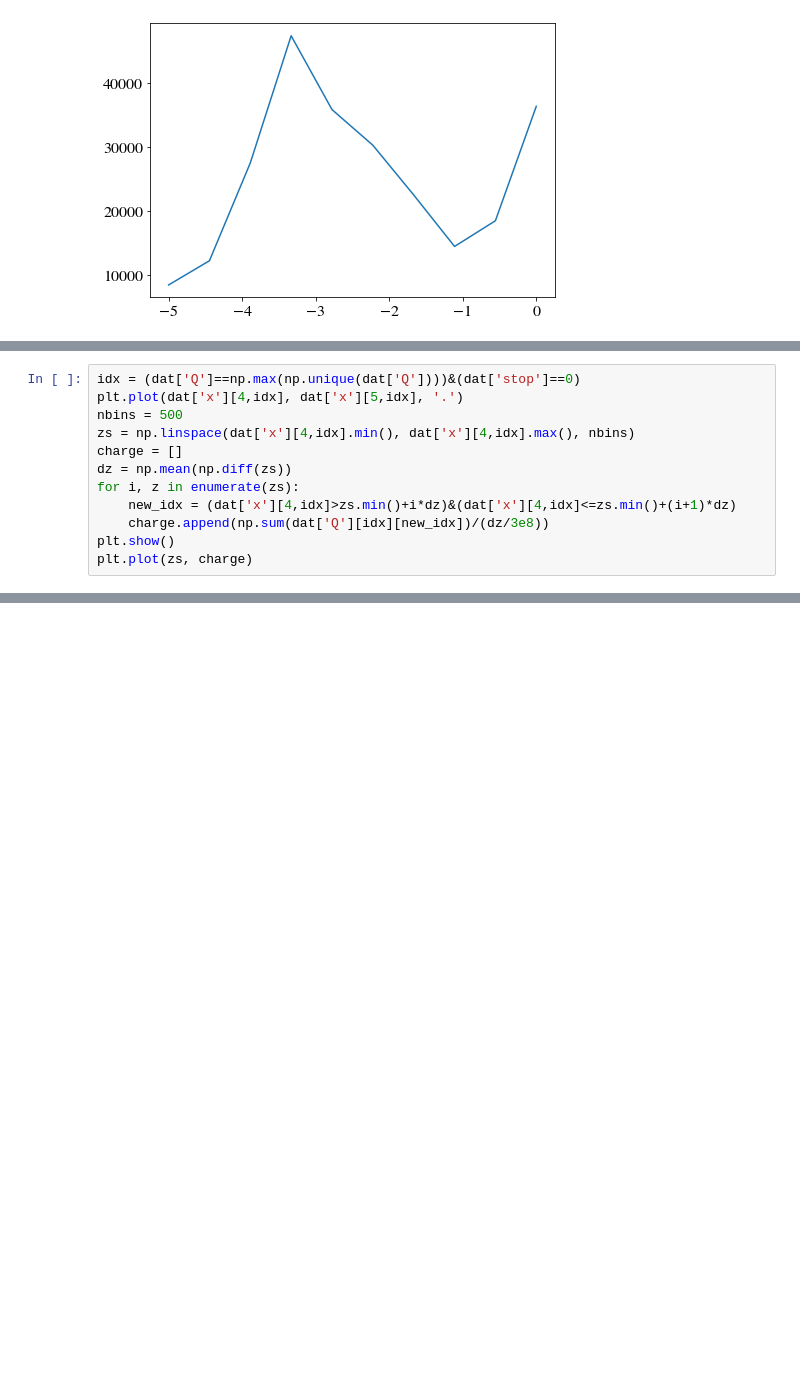
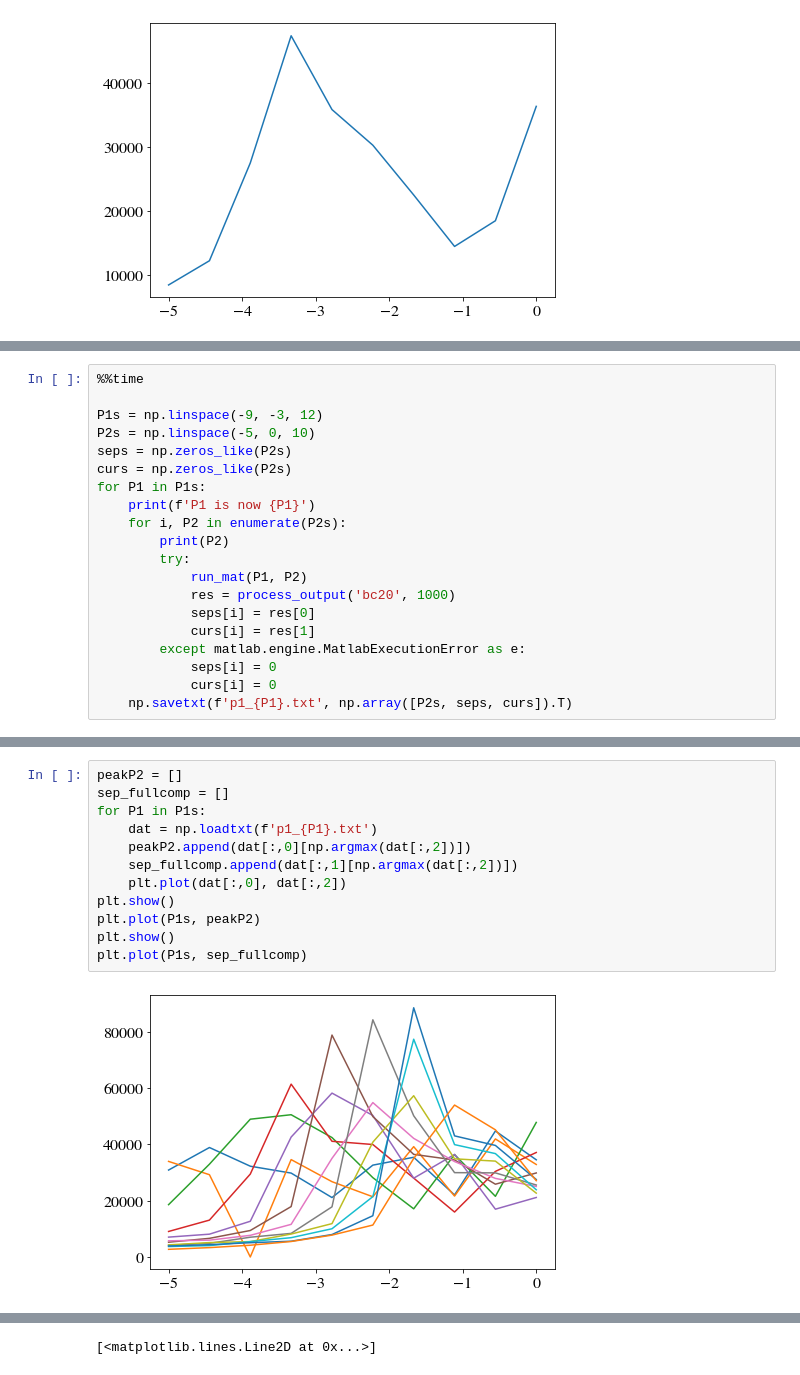
Before and after one commit to riverr2/FACET-II-Lucretia, a Jupyter notebook: Bunch Separation Phase Scan.ipynb, the cells around one changed output, grey strips where cells are left out. Cells and saved outputs as stored; diff of their text form; blank space fills up the shorter version.

```diff
--- a/Bunch Separation Phase Scan.ipynb
+++ b/Bunch Separation Phase Scan.ipynb
@@ -113,12 +116,0 @@ dat = loadmat('bc20.mat', simplify_cells=True)['bc20']
-# %%
-idx = (dat['Q']==np.max(np.unique(dat['Q'])))&(dat['stop']==0)
-plt.plot(dat['x'][4,idx], dat['x'][5,idx], '.')
-nbins = 500
-zs = np.linspace(dat['x'][4,idx].min(), dat['x'][4,idx].max(), nbins)
-charge = []
-dz = np.mean(np.diff(zs))
-for i, z in enumerate(zs):
-    new_idx = (dat['x'][4,idx]>zs.min()+i*dz)&(dat['x'][4,idx]<=zs.min()+(i+1)*dz)
-    charge.append(np.sum(dat['Q'][idx][new_idx])/(dz/3e8))
-plt.show()
-plt.plot(zs, charge)
@@ -128,0 +117,20 @@ plt.plot(zs, charge)
+# %%
+%%time
+
+P1s = np.linspace(-9, -3, 12)
+P2s = np.linspace(-5, 0, 10)
+seps = np.zeros_like(P2s)
+curs = np.zeros_like(P2s)
+for P1 in P1s:
+    print(f'P1 is now {P1}')
+    for i, P2 in enumerate(P2s):
+        print(P2)
+        try:
+            run_mat(P1, P2)
+            res = process_output('bc20', 1000)
+            seps[i] = res[0]
+            curs[i] = res[1]
+        except matlab.engine.MatlabExecutionError as e:
+            seps[i] = 0
+            curs[i] = 0
+    np.savetxt(f'p1_{P1}.txt', np.array([P2s, seps, curs]).T)
@@ -128,0 +155,14 @@ plt.plot(zs, charge)
+# %%
+peakP2 = []
+sep_fullcomp = []
+for P1 in P1s:
+    dat = np.loadtxt(f'p1_{P1}.txt')
+    peakP2.append(dat[:,0][np.argmax(dat[:,2])])
+    sep_fullcomp.append(dat[:,1][np.argmax(dat[:,2])])
+    plt.plot(dat[:,0], dat[:,2])
+plt.show()
+plt.plot(P1s, peakP2)
+plt.show()
+plt.plot(P1s, sep_fullcomp)
+# %% [output]
+[figure, added]
@@ -128,0 +170 @@ plt.plot(zs, charge)
+[<matplotlib.lines.Line2D at 0x...>]
```
Also changed, not shown: parts of 19 cells of this notebook, 55 other files.
